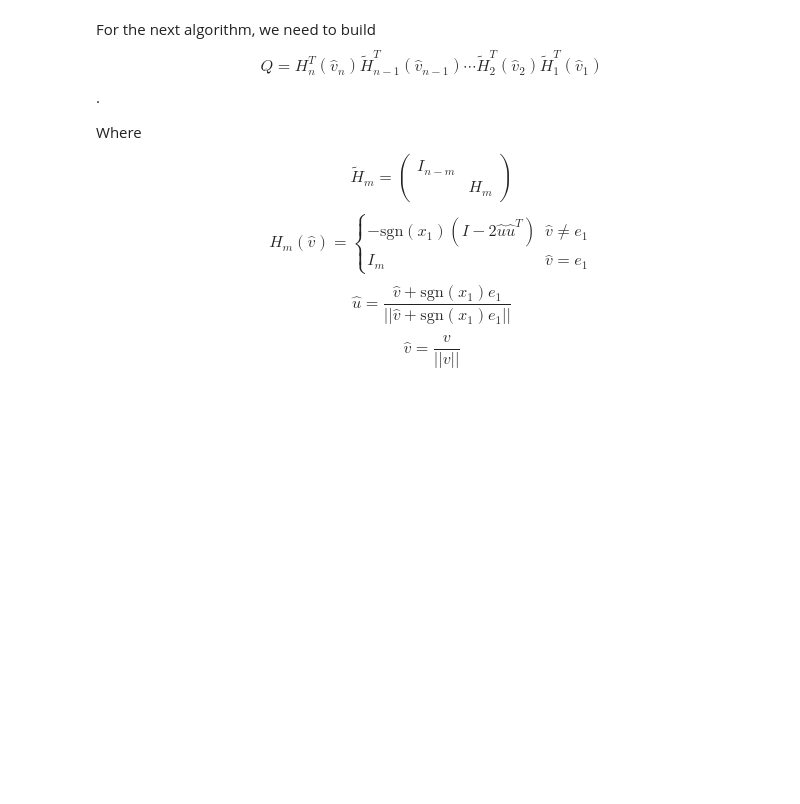
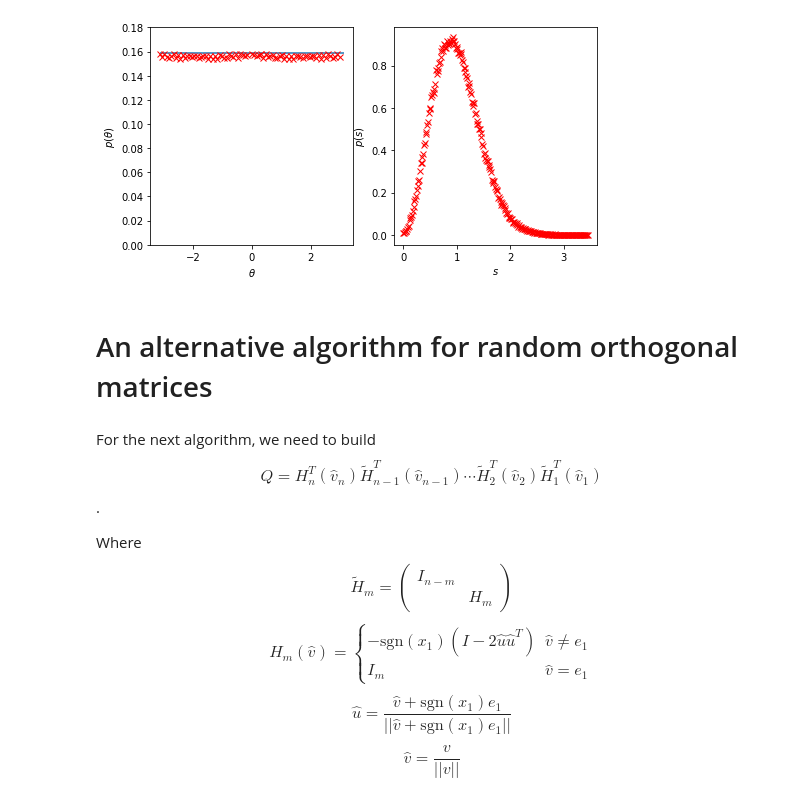
Before and after one commit to pocs-anguilla/anguilla, a Jupyter notebook: notebooks/prototypes/random_matrices.ipynb, the cells around one changed output. Saved outputs shown, nothing was run; the diff lists cells and outputs as text; code cells hidden in the pictures; blank space fills up the shorter version.

```diff
--- a/notebooks/prototypes/random_matrices.ipynb
+++ b/notebooks/prototypes/random_matrices.ipynb
@@ -98,3 +138,16 @@ fig = verification_experiment(random_unitary_matrix, rng, n=50, samples=10000)
+# %%
+def random_orthogonal_matrix_sign_correction_nojit(n, rng):
+    Z = rng.standard_normal(size=(n,n))
+    Q , r = np.linalg.qr(Z)
+    d = np.diag(r)
+    return Q * (d / np.abs(d)) @ Q
+# %%
+rng = np.random.default_rng(None)
+fig = verification_experiment(random_orthogonal_matrix_sign_correction_nojit, rng, n=50, samples=10000)
+# %% [output]
+[figure, added]
+# %% [markdown]
+# An alternative algorithm for random orthogonal matrices
 # %% [markdown]
 For the next algorithm, we need to build $$Q = H_n^T(\hat{v}_n) \tilde{H}^T_{n-1}(\hat{v}_{n-1}) \cdots \tilde{H}^T_{2}(\hat{v}_2) \tilde{H}^T_{1}(\hat{v}_1)$$.
 
```
Also changed, not shown: parts of 29 cells of this notebook, 4 other files.
